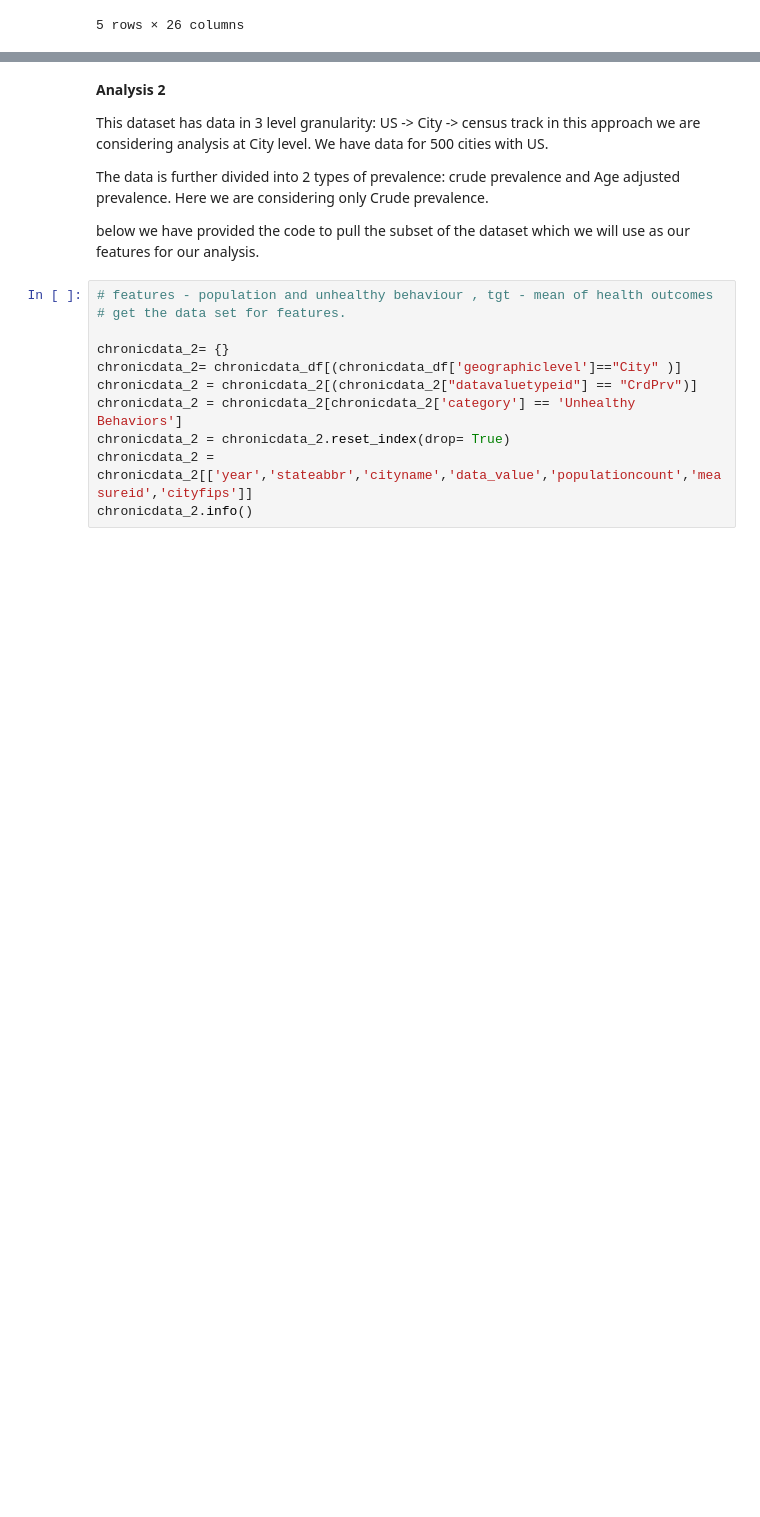
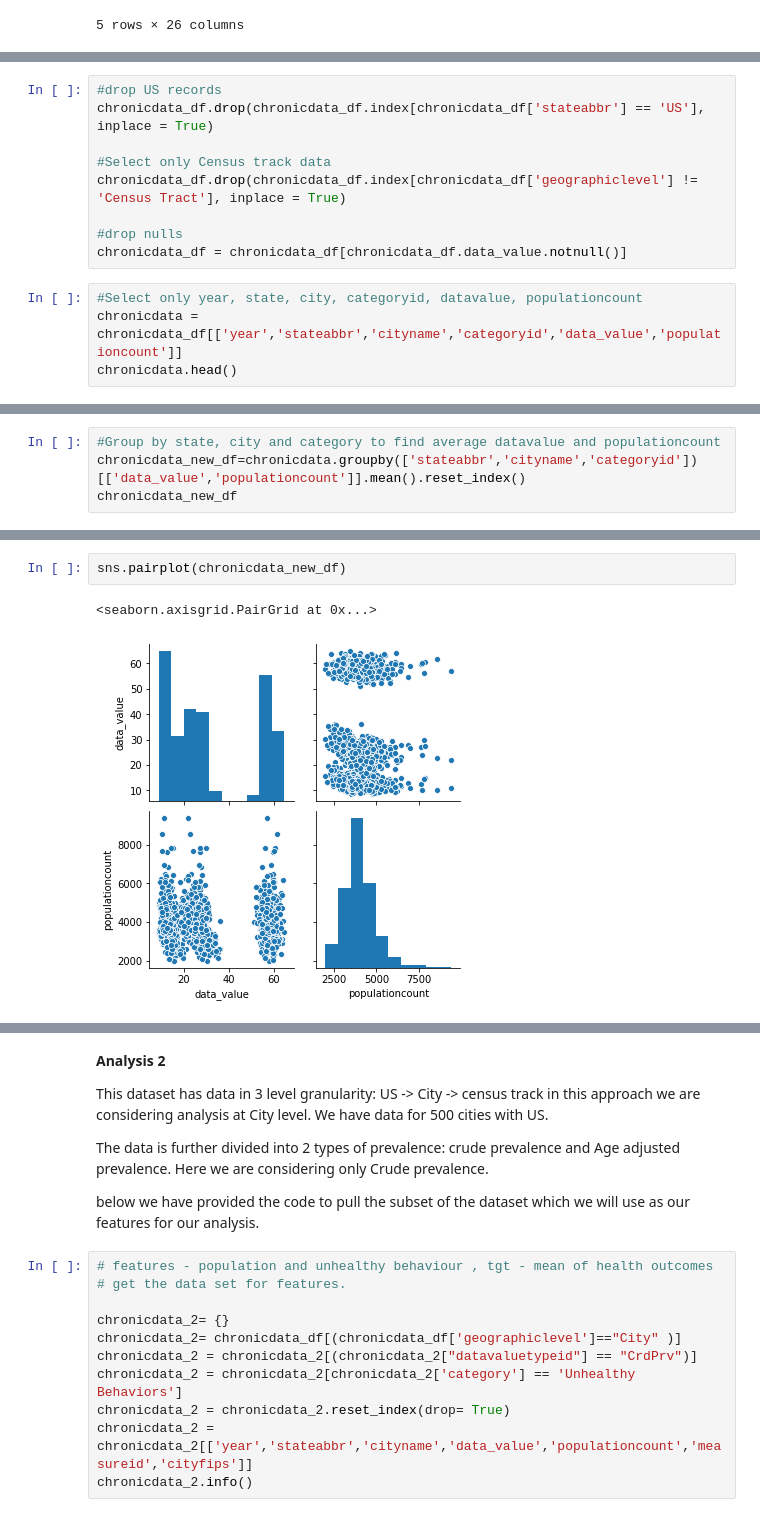
Before and after one commit to Sukanya012/predict-health-index, a Jupyter notebook: notebooks/main.ipynb, the cells around one changed output, grey strips where cells are left out. Saved outputs shown, nothing was run; the diff lists cells and outputs as text; blank space fills up the shorter version.

```diff
--- a/notebooks/main.ipynb
+++ b/notebooks/main.ipynb
@@ -138,0 +141,13 @@ chronicdata_df.head()
+# %%
+#drop US records
+chronicdata_df.drop(chronicdata_df.index[chronicdata_df['stateabbr'] == 'US'], inplace = True)
+
+#Select only Census track data
+chronicdata_df.drop(chronicdata_df.index[chronicdata_df['geographiclevel'] != 'Census Tract'], inplace = True)
+
+#drop nulls
+chronicdata_df = chronicdata_df[chronicdata_df.data_value.notnull()]
+# %%
+#Select only year, state, city, categoryid, datavalue, populationcount
+chronicdata = chronicdata_df[['year','stateabbr','cityname','categoryid','data_value','populationcount']]
+chronicdata.head()
@@ -138,0 +161,4 @@ chronicdata_df.head()
+# %%
+#Group by state, city and category to find average datavalue and populationcount
+chronicdata_new_df=chronicdata.groupby(['stateabbr','cityname','categoryid'])[['data_value','populationcount']].mean().reset_index()
+chronicdata_new_df
@@ -138,0 +179,5 @@ chronicdata_df.head()
+# %%
+sns.pairplot(chronicdata_new_df)
+# %% [output]
+<seaborn.axisgrid.PairGrid at 0x...>
+[figure, added]
```
Also changed, not shown: parts of 8 cells of this notebook, 1 other file.
